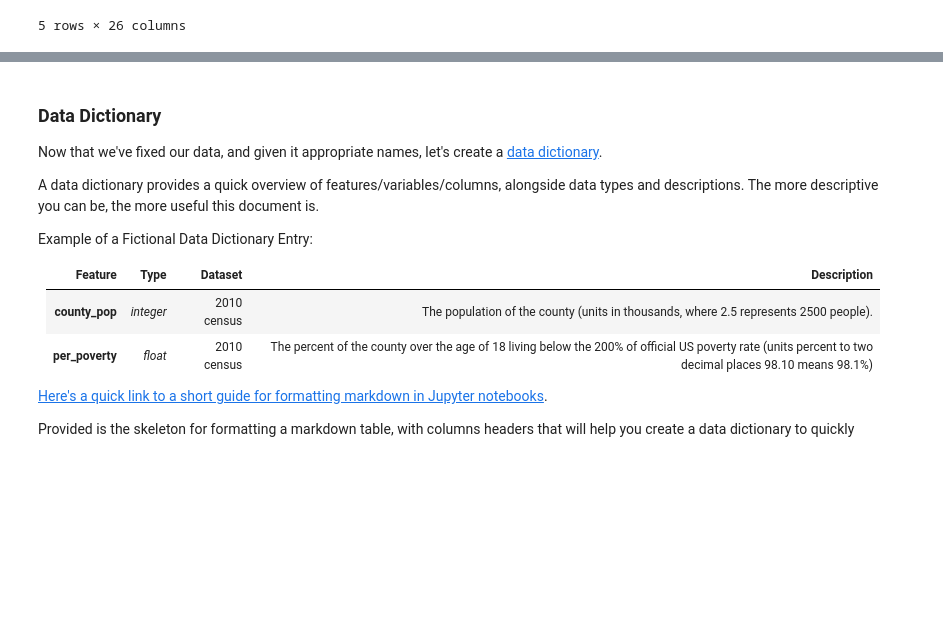
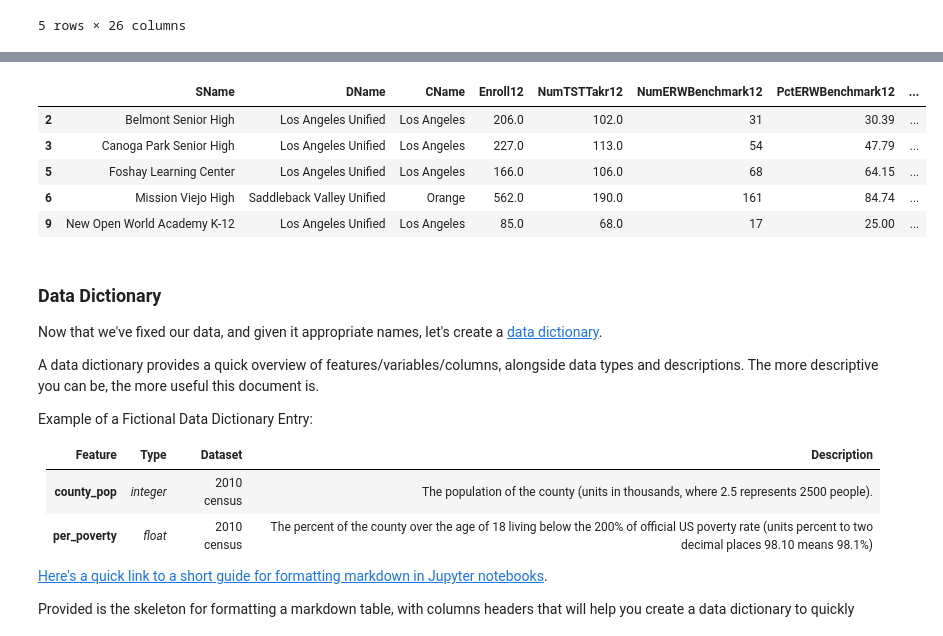
Before and after one commit to vivekbavda/Projects, a Jupyter notebook: code/starter-code.ipynb, the cells around one changed output, grey strips where cells are left out. Drawn from its saved outputs; the diff is of its cells as text; code cells hidden in the pictures; blank space fills up the shorter version.

```diff
--- a/code/starter-code.ipynb
+++ b/code/starter-code.ipynb
@@ -205,0 +327,6 @@ ca_act_2019.head()
+# %%
+#All the asteriks, which indicate that the scores were not reported due to privacy\
+#concerns as the sample was so small at that school that the children would be identified,\
+#have been converted to NaN's.
+ca_act_2019_clean1= ca_act_2019_clean.replace({'*' : np.NaN})
+ca_sat_2019_clean1= ca_sat_2019_clean.replace({'*': np.NaN})
@@ -205,0 +348,5 @@ ca_act_2019.head()
+# %%
+# Given that my datasets are greater than 2000 each, I have filtered out the NaN's
+#from my datasets. I learned of this function from a classmate.
+ca_act_2019_clean2 = ca_act_2019_clean1.dropna().copy()
+ca_sat_2019_clean2 = ca_sat_2019_clean1.dropna().copy()
@@ -206,3 +385,16 @@ ca_act_2019.head()
+# %%
+#ca_sat_2019_clean2.head()
+#ca_sat_2019_clean2[NumERWBenchmark12]=ca_sat_2019_clean2( iny)
+ca_sat_2019_clean2.NumERcolumn_name = df.column_name.astype(np.int64)
+#percent_decimal('5%')
+https://stackoverflow.com/questions/17950374/converting-a-column-within-pandas-dataframe-from-int-to-string
+# %% [output]
+|  | SName | DName | CName | Enroll12 | NumTSTTakr12 | NumERWBenchmark12 | PctERWBenchmark12 | ... |
+| 2 | Belmont Senior High | Los Angeles Unified | Los Angeles | 206.0 | 102.0 | 31 | 30.39 | ... |
+| 3 | Canoga Park Senior High | Los Angeles Unified | Los Angeles | 227.0 | 113.0 | 54 | 47.79 | ... |
+| 5 | Foshay Learning Center | Los Angeles Unified | Los Angeles | 166.0 | 106.0 | 68 | 64.15 | ... |
+| 6 | Mission Viejo High | Saddleback Valley Unified | Orange | 562.0 | 190.0 | 161 | 84.74 | ... |
+| 9 | New Open World Academy K-12 | Los Angeles Unified | Los Angeles | 85.0 | 68.0 | 17 | 25.00 | ... |
 # %% [markdown]
 ### Data Dictionary
 
```
Also changed, not shown: parts of 15 cells of this notebook.
